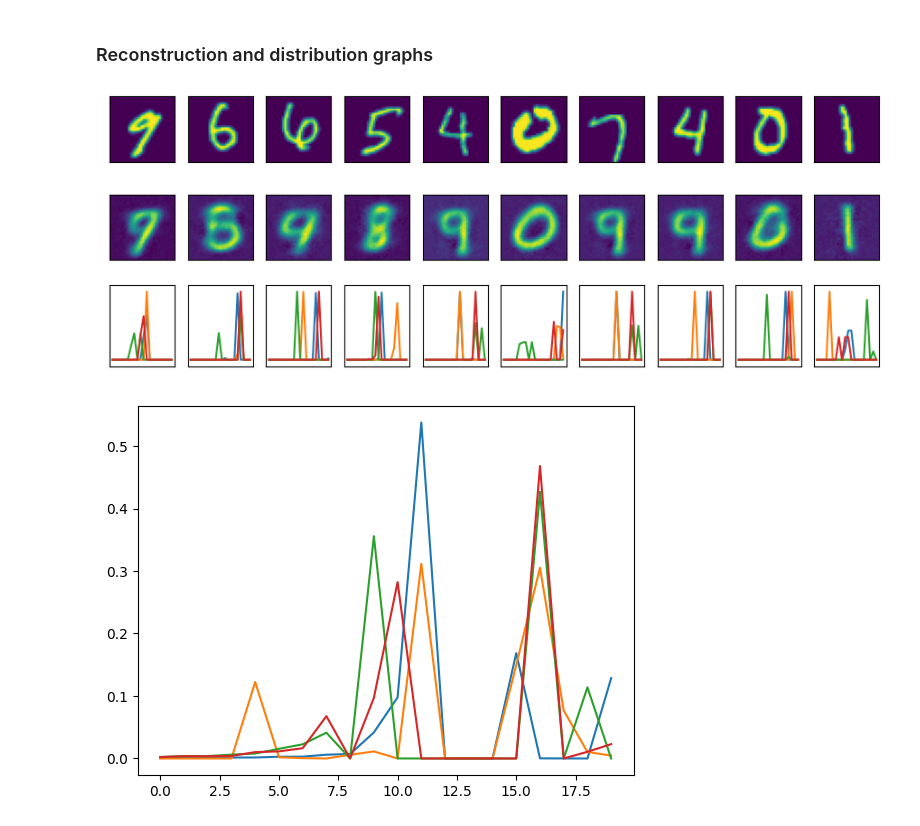
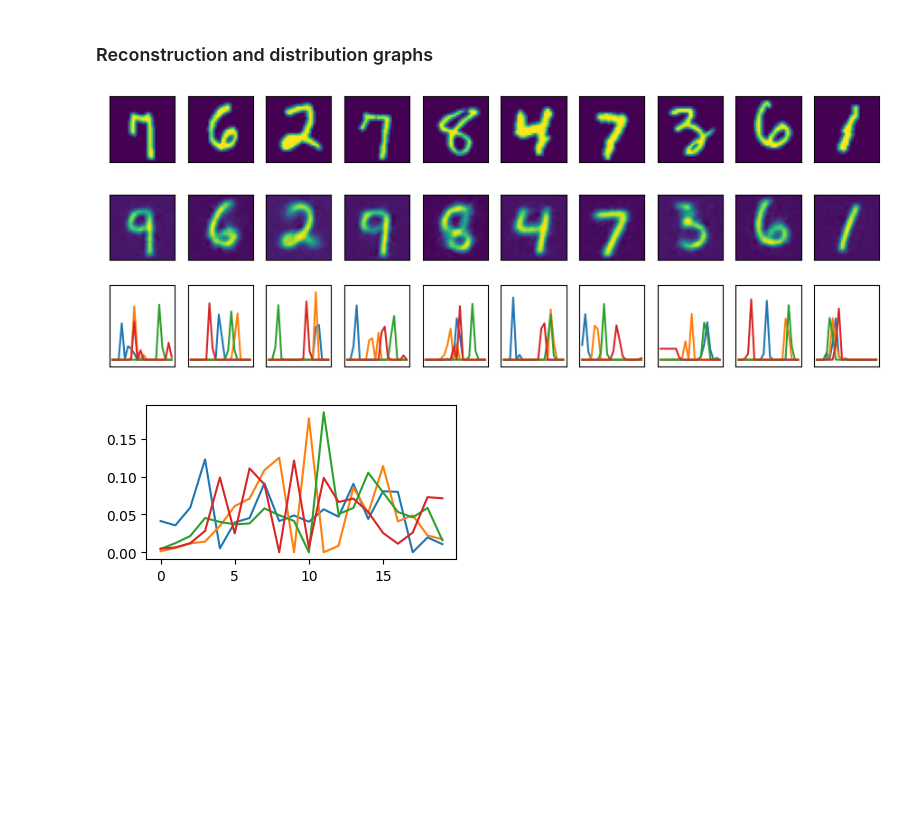
Before and after one commit to kotlyar-shapirov/Low_Rank_Autoencoder, a Jupyter notebook: Blocked Autoencoder MNIST.ipynb, the cells around one changed output. Drawn from its saved outputs; the diff is of its cells as text; code cells hidden in the pictures; blank space fills up the shorter version.

```diff
--- a/Blocked Autoencoder MNIST.ipynb
+++ b/Blocked Autoencoder MNIST.ipynb
@@ -303,9 +305,9 @@ test_ds_mnist = torchvision.datasets.MNIST('./files/', train=False, download=Tru
 # dataset and dataloader
 TRAIN_SIZE = 60000
 TEST_SIZE = 5000
-BATCH_SIZE = 512
-dl = DataLoader(train_ds_mnist, batch_size=BATCH_SIZE,     num_workers=10)
-dl_test = DataLoader(test_ds_mnist, batch_size=BATCH_SIZE, num_workers=10)
+BATCH_SIZE = 128
+dl = DataLoader(train_ds_mnist, batch_size=BATCH_SIZE,     num_workers=1)
+dl_test = DataLoader(test_ds_mnist, batch_size=BATCH_SIZE, num_workers=1)
 
 #full dataset train
 FULL_TRAIN_SIZE = 5000
@@ -323,8 +325,8 @@ for x, y in dl_full:
     targets_test = y
     break
 
-print(X_full.shape)
-print(torch.max(X_full))
+print(X_full_train.shape)
+print(torch.max(X_full_train))
 print(targets.unique(return_counts=True))
 # %% [output]
 torch.Size([5000, 1, 32, 32])
@@ -337,11 +339,10 @@ torch.manual_seed(0)
 # %%
 torch.cuda.empty_cache()
 
-model = ConvLRAE(in_features=1024, inter_features=256, out_features=4, n_bins=20,
-                dropout=0.3, nonlinearity=nn.ReLU(),
-                sampling='vector', temperature=0.1,
+model = ConvLRAE(in_features=128*4*4, inter_features=256, out_features=4, n_bins=20,
+                dropout=0.2, nonlinearity=nn.ReLU(),
+                sampling='gumbell', temperature=0.3,
                 ).to(device)
-
 
 criterion = nn.MSELoss()
 
@@ -349,6 +354,6 @@ optimizer = torch.optim.Adam(model.parameters(), lr=1e-4)
 # %%
 # optimizer = torch.optim.Adam(model.parameters(), lr=1e-3)
-EPOCHS = 100
+EPOCHS = 500
 model.train()
 
 loss_list_train = []
@@ -365,9 +370,22 @@ for epoch in tqdm(range(EPOCHS)):
 
         x_batch, y_batch = x_batch.to(device), y_batch.to(device)
         # model forward
-        x_decoded = model(x_batch)
+        x_down = model.down(x_batch)
+        B, C, H, W = x_down.shape
+        x_flat = x_down.view(B,C*H*W)
+        encoded_inter_dim =                    model.low_rank.encoder(x_flat)
+        encoded_out_dim, factors_probability = model.low_rank.low_rank_pants(encoded_inter_dim)
+        decoded_inter_dim =                    model.low_rank.intermediate_decoder(encoded_out_dim)
+        # add skipconnection
+        if np.random.rand(1)[0] > 0.8:
+            decoded_1d = model.low_rank.decoder(decoded_inter_dim)
+        else:
+            decoded_1d = model.low_rank.decoder(encoded_inter_dim)
 
-        loss = criterion(x_decoded.view(-1), x_batch.view(-1))
+        decoded_2d_small = decoded_1d.view(B, C, H, W)
+        decoded_2d = model.up(decoded_2d_small)
+
+        loss = criterion(decoded_2d.view(-1), x_batch.view(-1))
         # Zero gradients, perform a backward pass, and update the weights.
         optimizer.zero_grad()
         loss.backward()
@@ -430,7 +450,7 @@ def inf_by_layers(model, x_batch):
 fig, axs = plt.subplots(3,10, figsize=(11,4))
 
 for i in range(0,10):
-    INDX=i+20
+    INDX=i+80
     #true
 
     #pred
@@ -462,7 +482,7 @@ for i in range(0,10):
 # plt.savefig('MNIST_softmax_plus_Reconstruction.png')
 plt.show()
 # %% [output]
-[figure, old version]
+[figure, new version]
 # %%
 # forward whole dataset
 with torch.no_grad():
@@ -470,14 +490,15 @@ with torch.no_grad():
     # mnist
     decoded_2d, encoded_out_dim, factors_probability = inf_by_layers(model, X_full_test.to(device))
 # %%
+plt.figure(figsize=(4,2))
 f_mean = np.mean(factors_probability.cpu().detach().numpy(), axis=0)
 plt.plot(f_mean[0])
 plt.plot(f_mean[1])
 plt.plot(f_mean[2])
 plt.plot(f_mean[3])
 plt.show()
 # %% [output]
-[figure, old version]
+[figure, new version]
 # %%
 # plot
 fig, axs = plt.subplots(1,10, figsize=(12,2))
```
Also changed, not shown: parts of 14 cells of this notebook, 13 other files.
